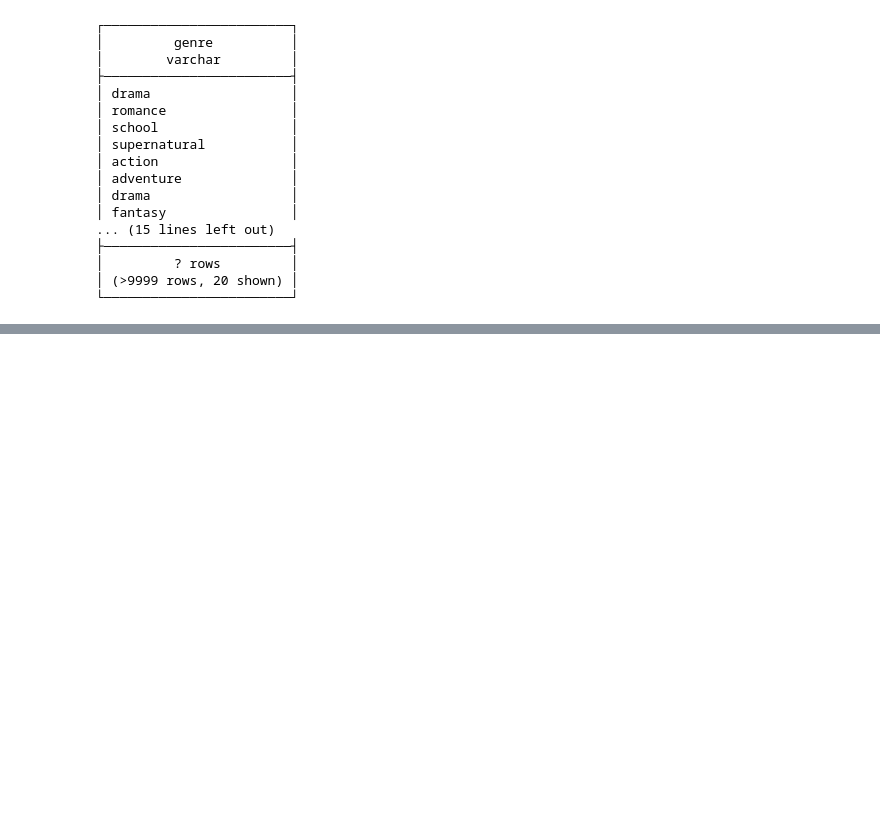
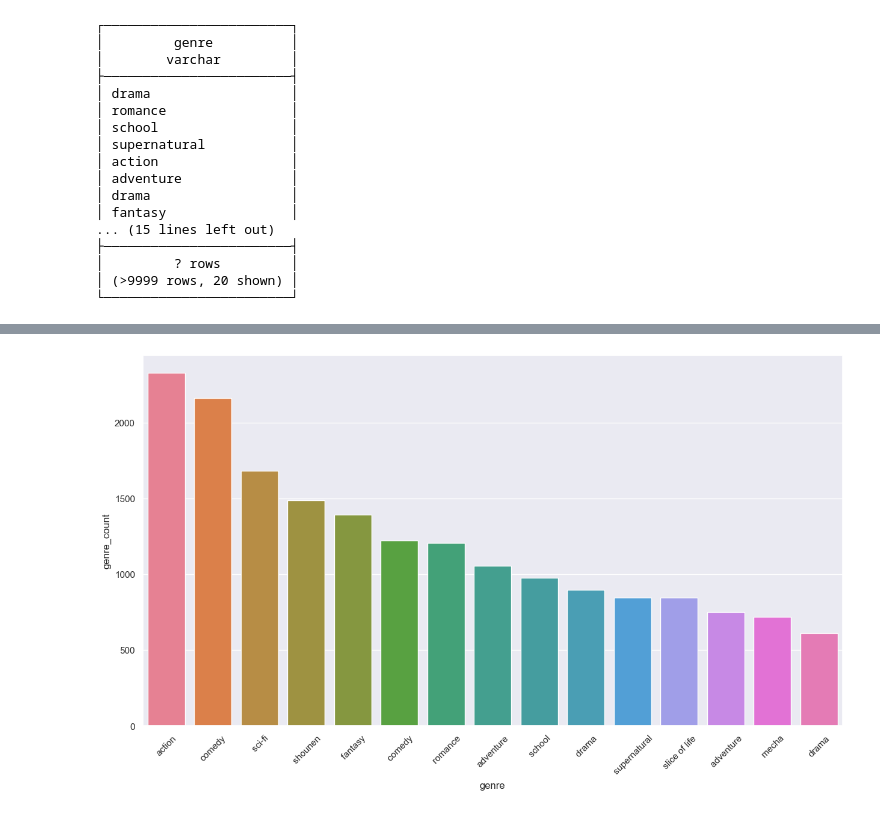
Before and after one commit to drod75/MyAnimeListDashboard, a Jupyter notebook: notebooks/duckdb.ipynb, the cells around one changed output, grey strips where cells are left out. Saved outputs shown, nothing was run; the diff lists cells and outputs as text; code cells hidden in the pictures; blank space fills up the shorter version.

```diff
--- a/notebooks/duckdb.ipynb
+++ b/notebooks/duckdb.ipynb
@@ -365,0 +509,6 @@ duckdb.sql(genre_cleaning_2_query)
+# %%
+genres = anime_df['genre'].str.split(",").explode()
+# %%
+genre_count = genres.groupby(genres).count().sort_values(ascending=False)
+# %%
+genre_count = genre_count.reset_index(allow_duplicates=True)
@@ -365,0 +531,2 @@ duckdb.sql(genre_cleaning_2_query)
+# %%
+genre_count.columns = ['genre', 'genre_count']
@@ -365,0 +549,7 @@ duckdb.sql(genre_cleaning_2_query)
+# %%
+plt.figure(figsize=(15,8))
+sns.barplot(data=genre_count.head(15), x='genre', y='genre_count', hue='genre')
+plt.xticks(rotation=45)
+plt.show()
+# %% [output]
+[figure, added]
```
Also changed, not shown: parts of 29 cells of this notebook, 8 other files.
